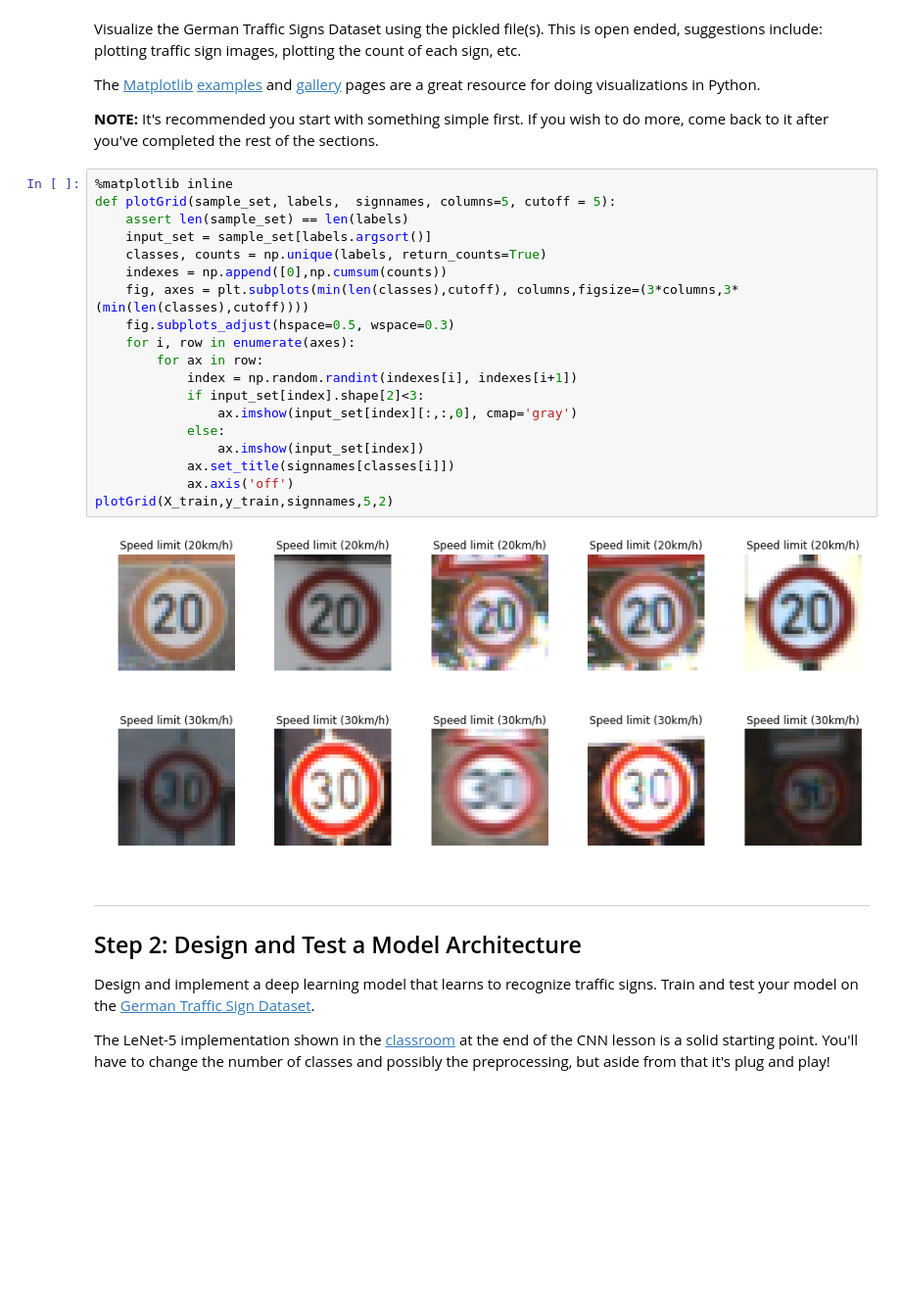
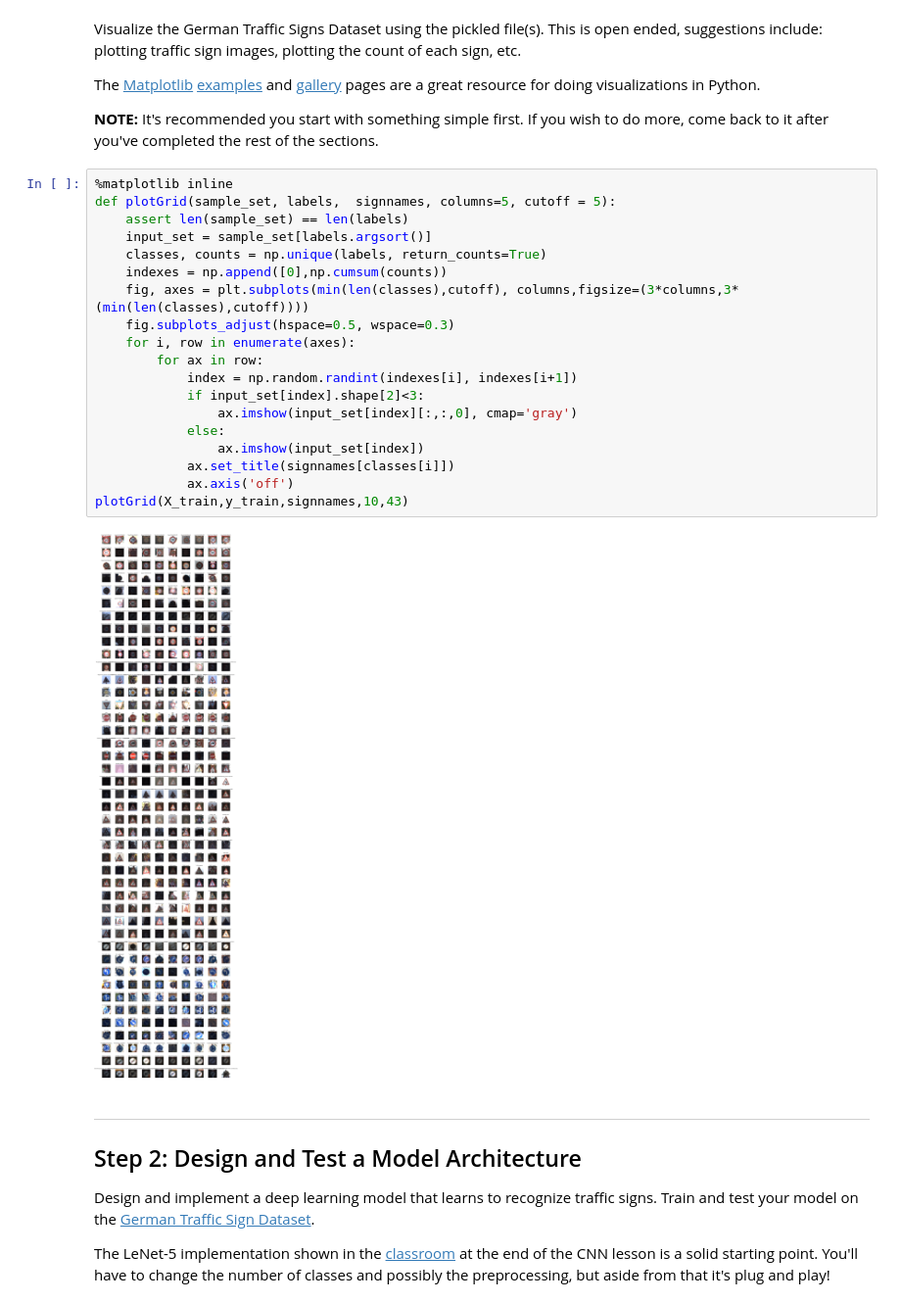
Before and after one commit to cfficaurzua/P2-SDCND, a Jupyter notebook: Traffic_Sign_Classifier.ipynb, the cells around one changed output. Shown at 98% size. Saved outputs shown, nothing was run; the diff lists cells and outputs as text; blank space fills up the shorter version.

```diff
--- a/Traffic_Sign_Classifier.ipynb
+++ b/Traffic_Sign_Classifier.ipynb
@@ -120,24 +121,24 @@ The [Matplotlib](http://matplotlib.org/) [examples](http://matplotlib.org/exampl
 # %%
 %matplotlib inline
 def plotGrid(sample_set, labels,  signnames, columns=5, cutoff = 5):
     assert len(sample_set) == len(labels)
     input_set = sample_set[labels.argsort()]
     classes, counts = np.unique(labels, return_counts=True)
     indexes = np.append([0],np.cumsum(counts))
     fig, axes = plt.subplots(min(len(classes),cutoff), columns,figsize=(3*columns,3*(min(len(classes),cutoff))))
     fig.subplots_adjust(hspace=0.5, wspace=0.3)
     for i, row in enumerate(axes):
         for ax in row:
             index = np.random.randint(indexes[i], indexes[i+1])
             if input_set[index].shape[2]<3:
                 ax.imshow(input_set[index][:,:,0], cmap='gray')
             else:
                 ax.imshow(input_set[index])
             ax.set_title(signnames[classes[i]])
             ax.axis('off')
-plotGrid(X_train,y_train,signnames,5,2)
+plotGrid(X_train,y_train,signnames,10,43)
 # %% [output]
-[figure, old version]
+[figure, new version]
 # %% [markdown]
 ----
 
```
Also changed, not shown: parts of 16 cells of this notebook, 7 other files.
